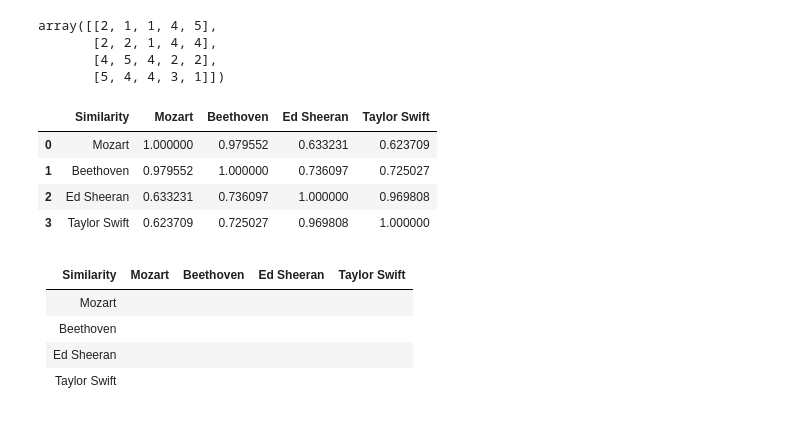
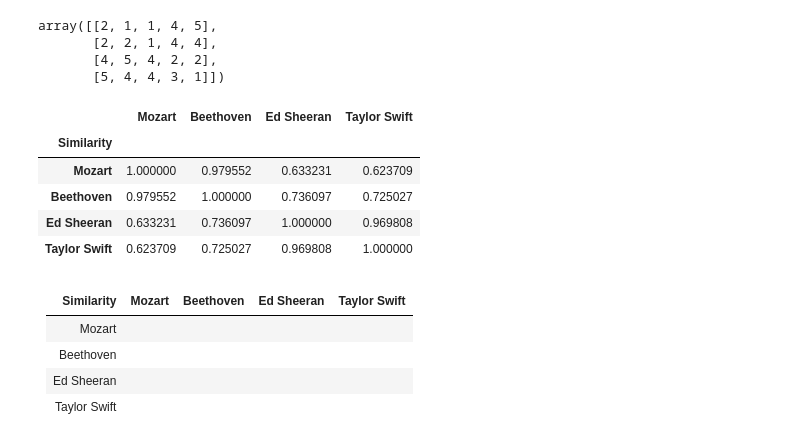
Before and after one commit to nicwigs/482, a Jupyter notebook: hw/03/hw3.ipynb, the cells around one changed output. Drawn from its saved outputs; the diff is of its cells as text; code cells hidden in the pictures.

```diff
--- a/hw/03/hw3.ipynb
+++ b/hw/03/hw3.ipynb
@@ -571,20 +571,22 @@ array([[2, 1, 1, 4, 5],
 # %%
 sim = pd.DataFrame(columns = ['Similarity','Mozart','Beethoven','Ed Sheeran','Taylor Swift'])
 sim['Similarity'] = ['Mozart','Beethoven','Ed Sheeran','Taylor Swift']
 sim
 for i in range(4):
     l = [0,0,0,0]
     for j in range(4):
         l[j] = cosSim(d[i,:],d[j,:])
     sim.iloc[:,i+1] = l
 
+sim = sim.set_index('Similarity')
 sim
 # %% [output]
-|  | Similarity | Mozart | Beethoven | Ed Sheeran | Taylor Swift |
-| 0 | Mozart | 1.000000 | 0.979552 | 0.633231 | 0.623709 |
-| 1 | Beethoven | 0.979552 | 1.000000 | 0.736097 | 0.725027 |
-| 2 | Ed Sheeran | 0.633231 | 0.736097 | 1.000000 | 0.969808 |
-| 3 | Taylor Swift | 0.623709 | 0.725027 | 0.969808 | 1.000000 |
+|  | Mozart | Beethoven | Ed Sheeran | Taylor Swift |
+| Similarity |  |  |  |  |
+| Mozart | 1.000000 | 0.979552 | 0.633231 | 0.623709 |
+| Beethoven | 0.979552 | 1.000000 | 0.736097 | 0.725027 |
+| Ed Sheeran | 0.633231 | 0.736097 | 1.000000 | 0.969808 |
+| Taylor Swift | 0.623709 | 0.725027 | 0.969808 | 1.000000 |
 # %% [markdown]
 | Similarity | Mozart | Beethoven | Ed Sheeran | Taylor Swift
 | :----- | :-- | :-- | :-- | :--
```
Also changed, not shown: parts of 1 cell of this notebook, 7 other files.
